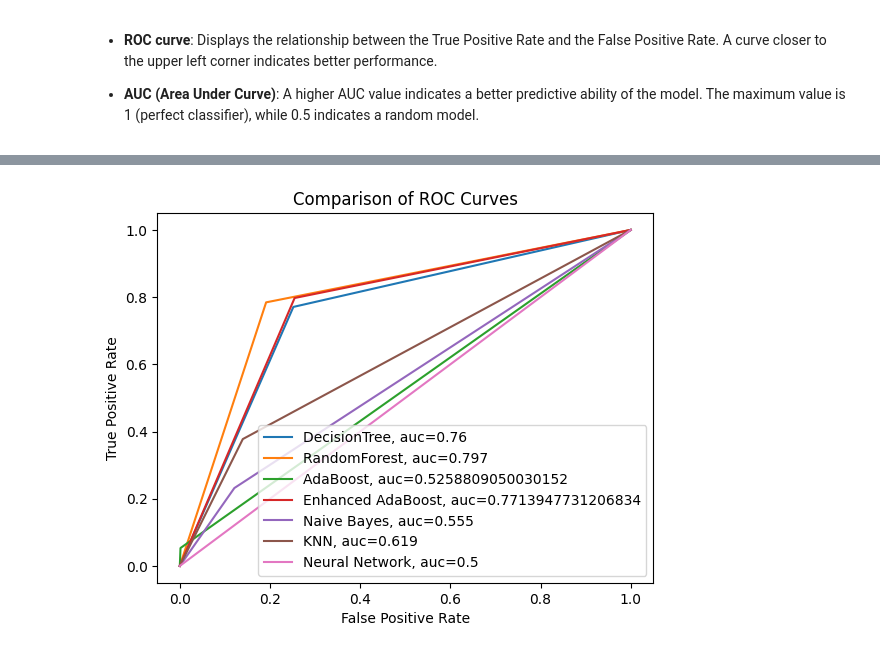
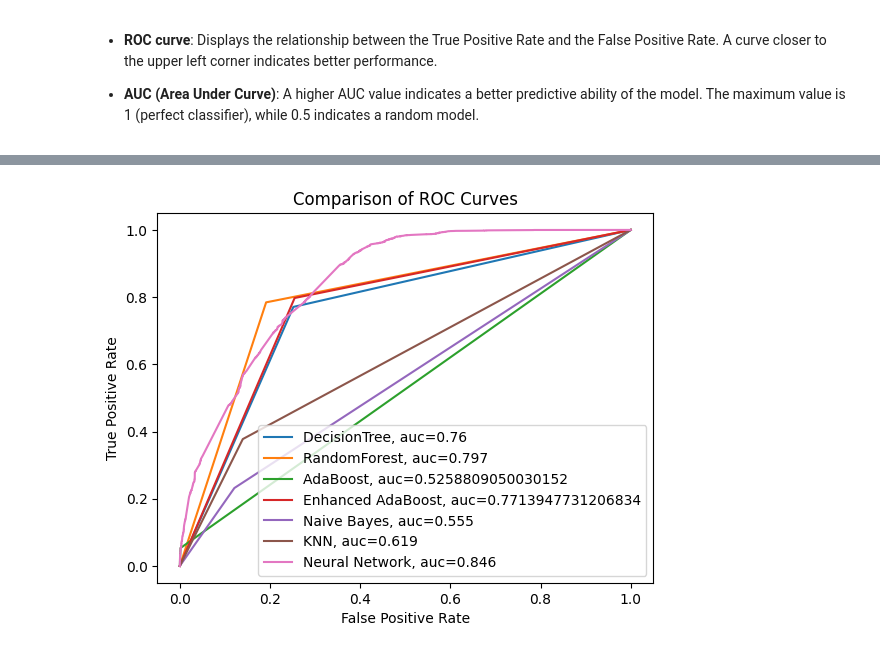
Before and after one commit to leomanne/Data-Mining, a Jupyter notebook: fourth_task.ipynb, the cells around one changed output, grey strips where cells are left out. Cells and saved outputs as stored; diff of their text form; code cells hidden in the pictures.

```diff
--- a/fourth_task.ipynb
+++ b/fourth_task.ipynb
@@ -384,7 +384,7 @@ rf = RandomForestClassifier(
 )
 
 # Model training
-rf = rf.fit(x_train, y_train)
+rf = rf.fit(train_feature, train_target)
 
 # Save the model
 dump(rf, './models/random_forest.joblib')
@@ -712,16 +712,16 @@ Search for n_neighbors=3 to classify a new sample with '*ball_tree*' algorithm.
 knn = KNeighborsClassifier(n_neighbors=3, algorithm='ball_tree', metric='minkowski')
 
 # Train KNN on the training data
-knn.fit(x_train, y_train)
+knn.fit(train_feature, train_target)
 
 # Save the model
 dump(knn, './models/knn.joblib')
 
 # Prediction
-test_pred_knn = knn.predict(x_test)    # Predictions on the test set
+test_pred_knn = knn.predict(test_feature)    # Predictions on the test set
 
 # Compute the performance of the model
-report_scores(y_test, test_pred_knn)
+report_scores(test_target, test_pred_knn)
 # %% [output]
               precision    recall  f1-score   support
 
@@ -778,3 +778,9 @@ How to read the results:
 - True Positives (TP): 1865 - Correct predictions for class 1.
 # %% [markdown]
 ## Neural Network
+# %%
+y_train = np.asarray(train_target).astype('float32').reshape((-1,1))
+x_train = np.reshape(train_feature.values, (train_feature.shape[0], 1, train_feature.shape[1]))
+
+print(y_train.shape)
+print(x_train.shape)
@@ -846,8 +851,8 @@ plt.show()
 # %%
 # Make predictions
-test_pred_proba = model.predict(x_test)
-test_pred = (test_pred_proba > 0.5).astype('int32')
+x_test = np.reshape(test_feature.values, (test_feature.shape[0], 1, test_feature.shape[1]))
+test_pred = (model.predict(x_test) > 0.5).astype('int32')
 
 # Compute the performance of the model
-report_scores(y_test, test_pred)
+report_scores(test_target, test_pred)
 # %% [output]
@@ -912,46 +917,43 @@ How to read the results:
 
 - **AUC (Area Under Curve)**: A higher AUC value indicates a better predictive ability of the model. The maximum value is 1 (perfect classifier), while 0.5 indicates a random model.
 # %%
-from sklearn import metrics
-import matplotlib.pyplot as plt
-
 plt.figure(0).clf()  # Clear the current figure
 
 # Decision Tree
-fpr, tpr, thresh = metrics.roc_curve(y_test, test_pred_dt)
-auc = metrics.roc_auc_score(y_test, test_pred_dt)
+fpr, tpr, thresh = metrics.roc_curve(test_target, test_pred_dt)
+auc = metrics.roc_auc_score(test_target, test_pred_dt)
 plt.plot(fpr, tpr, label="DecisionTree, auc=" + str(round(auc, 3)))
 
 # Random Forest
-fpr, tpr, thresh = metrics.roc_curve(y_test, test_pred_rf)
-auc = metrics.roc_auc_score(y_test, test_pred_rf)
+fpr, tpr, thresh = metrics.roc_curve(test_target, test_pred_rf)
+auc = metrics.roc_auc_score(test_target, test_pred_rf)
 plt.plot(fpr, tpr, label="RandomForest, auc=" + str(round(auc, 3)))
 
 # AdaBoost
-fpr, tpr, thresh = metrics.roc_curve(y_test, test_pred_clf)
-auc = metrics.roc_auc_score(y_test, test_pred_clf)
+fpr, tpr, thresh = metrics.roc_curve(test_target, test_pred_clf)
+auc = metrics.roc_auc_score(test_target, test_pred_clf)
 plt.plot(fpr,tpr,label="AdaBoost, auc="+str(auc))
 
 # Enhanced AdaBoost
-fpr, tpr, thresh = metrics.roc_curve(y_test, test_pred_clf2)
-auc = metrics.roc_auc_score(y_test, test_pred_clf2)
+fpr, tpr, thresh = metrics.roc_curve(test_target, test_pred_clf2)
+auc = metrics.roc_auc_score(test_target, test_pred_clf2)
 plt.plot(fpr,tpr,label="Enhanced AdaBoost, auc="+str(auc))
 
 # Naive Bayes
-fpr, tpr, thresh = metrics.roc_curve(y_test, test_pred_gnb)
-auc = metrics.roc_auc_score(y_test, test_pred_gnb)
+fpr, tpr, thresh = metrics.roc_curve(test_target, test_pred_gnb)
+auc = metrics.roc_auc_score(test_target, test_pred_gnb)
 plt.plot(fpr, tpr, label="Naive Bayes, auc=" + str(round(auc, 3)))
 
 
 # K-Nearest Neighbor
-fpr, tpr, thresh = metrics.roc_curve(y_test, test_pred_knn)
-auc = metrics.roc_auc_score(y_test, test_pred_knn)
+fpr, tpr, thresh = metrics.roc_curve(test_target, test_pred_knn)
+auc = metrics.roc_auc_score(test_target, test_pred_knn)
 plt.plot(fpr, tpr, label="KNN, auc=" + str(round(auc, 3)))
 
 # Neural Network
 test_pred_nn = model.predict(x_test).ravel()  # Predict probabilities for Neural Network
-fpr, tpr, thresh = metrics.roc_curve(y_test, test_pred_nn)
-auc = metrics.roc_auc_score(y_test, test_pred_nn)
+fpr, tpr, thresh = metrics.roc_curve(test_target, test_pred_nn)
+auc = metrics.roc_auc_score(test_target, test_pred_nn)
 plt.plot(fpr, tpr, label="Neural Network, auc=" + str(round(auc, 3)))
 
 # Layout
@@ -965 +967 @@ plt.show()
-[figure, old version]
+[figure, new version]
```
Also changed, not shown: parts of 22 cells of this notebook.
